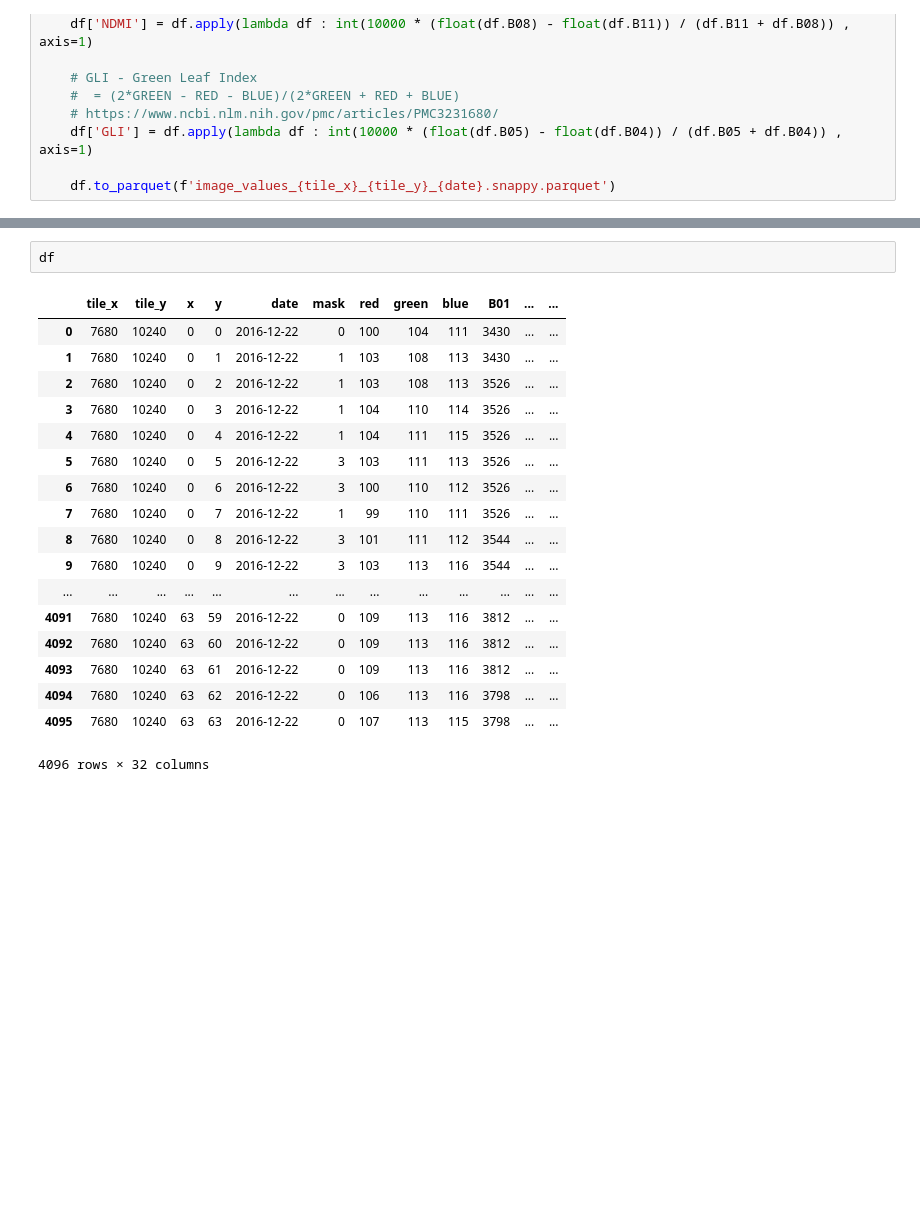
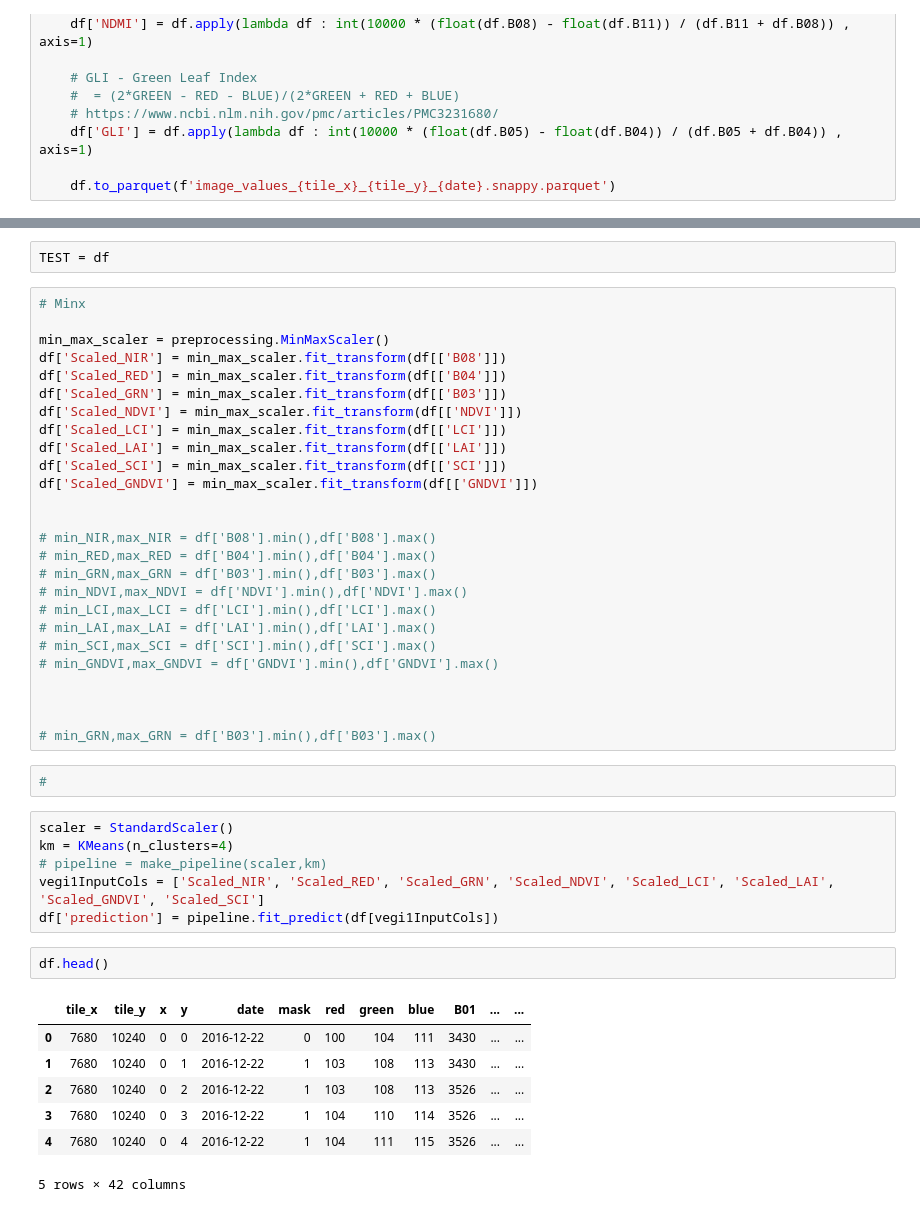
Before and after one commit to Canecrushers/Dash-Application, a Jupyter notebook: Cleaning Data.ipynb, the cells around one changed output, grey strips where cells are left out. Drawn from its saved outputs; the diff is of its cells as text; blank space fills up the shorter version.

```diff
--- a/Cleaning Data.ipynb
+++ b/Cleaning Data.ipynb
@@ -284,21 +356,46 @@ for day_no in trange(0,1): # len(tci_list)):
+# %%
+TEST = df
+# %%
+# Minx
+
+min_max_scaler = preprocessing.MinMaxScaler()
+df['Scaled_NIR'] = min_max_scaler.fit_transform(df[['B08']])
+df['Scaled_RED'] = min_max_scaler.fit_transform(df[['B04']])
+df['Scaled_GRN'] = min_max_scaler.fit_transform(df[['B03']])
+df['Scaled_NDVI'] = min_max_scaler.fit_transform(df[['NDVI']])
+df['Scaled_LCI'] = min_max_scaler.fit_transform(df[['LCI']])
+df['Scaled_LAI'] = min_max_scaler.fit_transform(df[['LAI']])
+df['Scaled_SCI'] = min_max_scaler.fit_transform(df[['SCI']])
+df['Scaled_GNDVI'] = min_max_scaler.fit_transform(df[['GNDVI']])
+
+
+# min_NIR,max_NIR = df['B08'].min(),df['B08'].max()
+# min_RED,max_RED = df['B04'].min(),df['B04'].max()
+# min_GRN,max_GRN = df['B03'].min(),df['B03'].max()
+# min_NDVI,max_NDVI = df['NDVI'].min(),df['NDVI'].max()
+# min_LCI,max_LCI = df['LCI'].min(),df['LCI'].max()
+# min_LAI,max_LAI = df['LAI'].min(),df['LAI'].max()
+# min_SCI,max_SCI = df['SCI'].min(),df['SCI'].max()
+# min_GNDVI,max_GNDVI = df['GNDVI'].min(),df['GNDVI'].max()
+
+
+
+# min_GRN,max_GRN = df['B03'].min(),df['B03'].max()
+# %%
+#
+# %%
+scaler = StandardScaler()
+km = KMeans(n_clusters=4)
+# pipeline = make_pipeline(scaler,km)
+vegi1InputCols = ['Scaled_NIR', 'Scaled_RED', 'Scaled_GRN', 'Scaled_NDVI', 'Scaled_LCI', 'Scaled_LAI', 'Scaled_GNDVI', 'Scaled_SCI']
+df['prediction'] = pipeline.fit_predict(df[vegi1InputCols])
 # %%
-df
+df.head()
 # %% [output]
 |  | tile_x | tile_y | x | y | date | mask | red | green | blue | B01 | ... | ... |
 | 0 | 7680 | 10240 | 0 | 0 | 2016-12-22 | 0 | 100 | 104 | 111 | 3430 | ... | ... |
 | 1 | 7680 | 10240 | 0 | 1 | 2016-12-22 | 1 | 103 | 108 | 113 | 3430 | ... | ... |
 | 2 | 7680 | 10240 | 0 | 2 | 2016-12-22 | 1 | 103 | 108 | 113 | 3526 | ... | ... |
 | 3 | 7680 | 10240 | 0 | 3 | 2016-12-22 | 1 | 104 | 110 | 114 | 3526 | ... | ... |
 | 4 | 7680 | 10240 | 0 | 4 | 2016-12-22 | 1 | 104 | 111 | 115 | 3526 | ... | ... |
-| 5 | 7680 | 10240 | 0 | 5 | 2016-12-22 | 3 | 103 | 111 | 113 | 3526 | ... | ... |
-| 6 | 7680 | 10240 | 0 | 6 | 2016-12-22 | 3 | 100 | 110 | 112 | 3526 | ... | ... |
-| 7 | 7680 | 10240 | 0 | 7 | 2016-12-22 | 1 | 99 | 110 | 111 | 3526 | ... | ... |
-| 8 | 7680 | 10240 | 0 | 8 | 2016-12-22 | 3 | 101 | 111 | 112 | 3544 | ... | ... |
-| 9 | 7680 | 10240 | 0 | 9 | 2016-12-22 | 3 | 103 | 113 | 116 | 3544 | ... | ... |
-| ... | ... | ... | ... | ... | ... | ... | ... | ... | ... | ... | ... | ... |
-| 4091 | 7680 | 10240 | 63 | 59 | 2016-12-22 | 0 | 109 | 113 | 116 | 3812 | ... | ... |
-| 4092 | 7680 | 10240 | 63 | 60 | 2016-12-22 | 0 | 109 | 113 | 116 | 3812 | ... | ... |
-| 4093 | 7680 | 10240 | 63 | 61 | 2016-12-22 | 0 | 109 | 113 | 116 | 3812 | ... | ... |
-| 4094 | 7680 | 10240 | 63 | 62 | 2016-12-22 | 0 | 106 | 113 | 116 | 3798 | ... | ... |
-| 4095 | 7680 | 10240 | 63 | 63 | 2016-12-22 | 0 | 107 | 113 | 115 | 3798 | ... | ... |
-4096 rows × 32 columns
+5 rows × 42 columns
```
Also changed, not shown: parts of 12 cells of this notebook.
